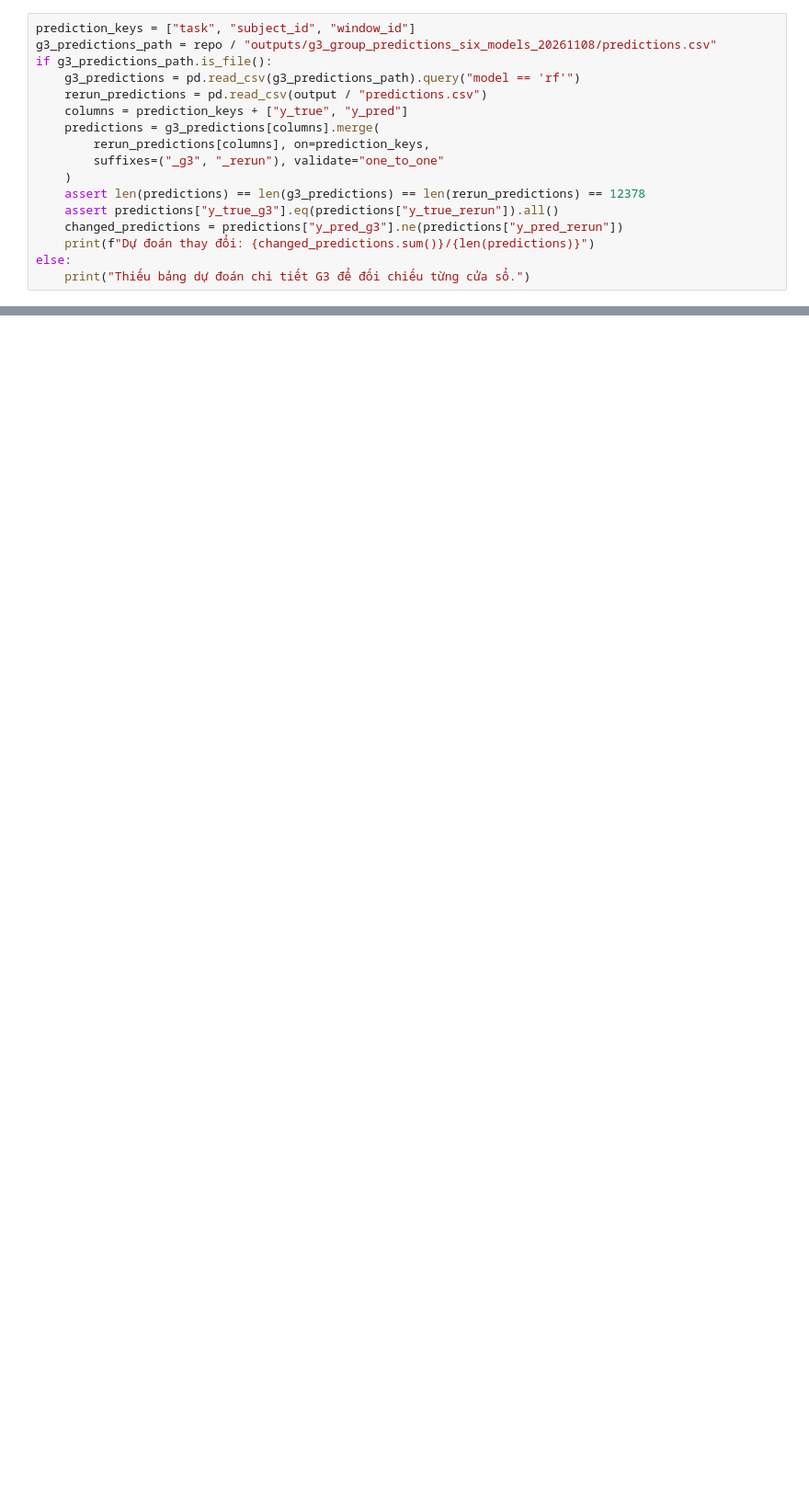
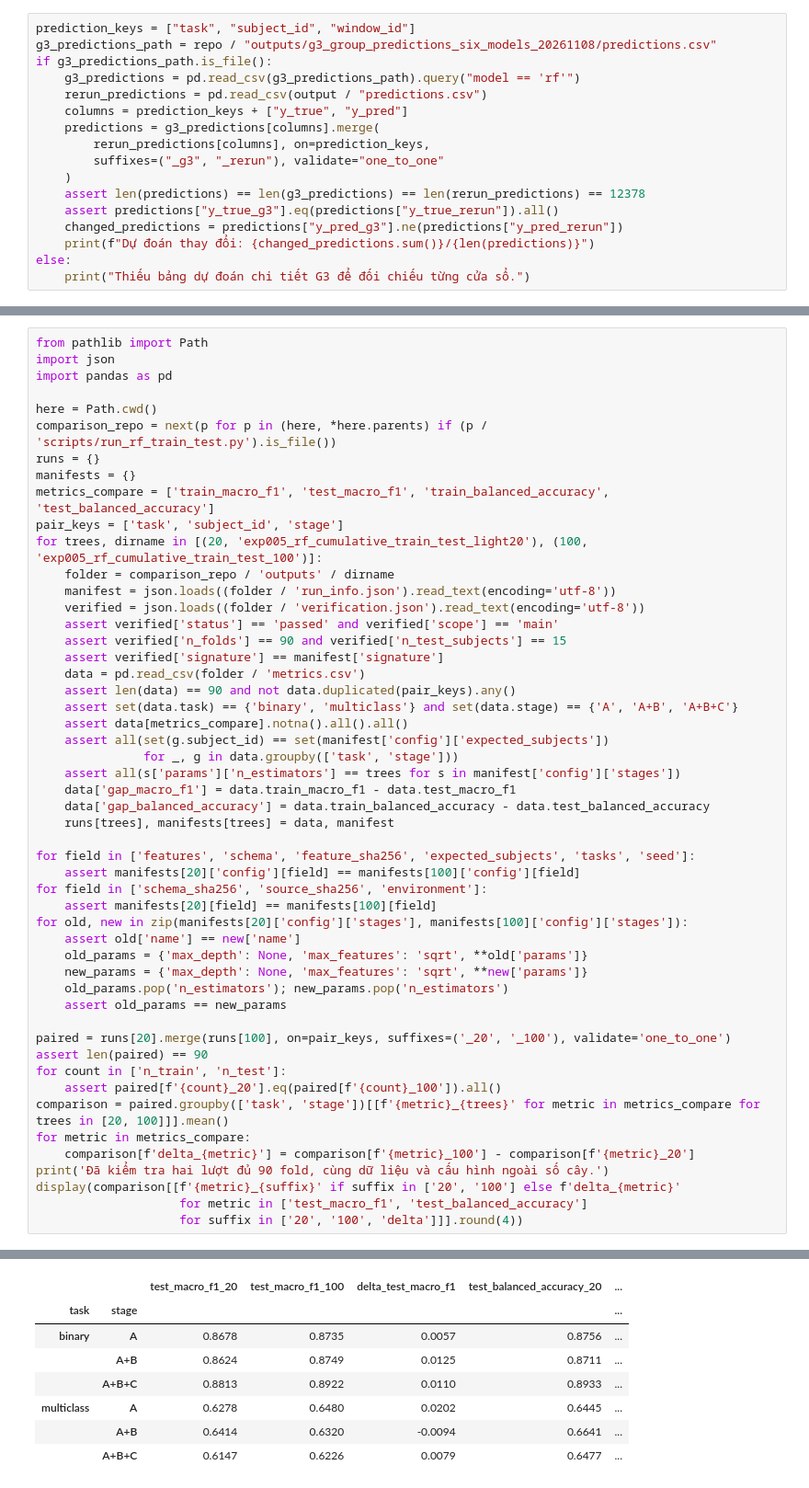
Before and after one commit to thaitran14072006/SGU26_Group09_Machine_Learning, a Jupyter notebook: wesad-stress-detection/notebooks/experiments/EXP-005-RF.ipynb, the cells around one changed output, grey strips where cells are left out. Shown at 92% size. Drawn from its saved outputs; the diff is of its cells as text; blank space fills up the shorter version.

```diff
--- a/wesad-stress-detection/notebooks/experiments/EXP-005-RF.ipynb
+++ b/wesad-stress-detection/notebooks/experiments/EXP-005-RF.ipynb
@@ -114,0 +130,52 @@ Xem [notebook thực nghiệm đầy đủ](../../experiments/01_baselines/EXP-0
+# %%
+from pathlib import Path
+import json
+import pandas as pd
+
+here = Path.cwd()
+comparison_repo = next(p for p in (here, *here.parents) if (p / 'scripts/run_rf_train_test.py').is_file())
+runs = {}
+manifests = {}
+metrics_compare = ['train_macro_f1', 'test_macro_f1', 'train_balanced_accuracy', 'test_balanced_accuracy']
+pair_keys = ['task', 'subject_id', 'stage']
+for trees, dirname in [(20, 'exp005_rf_cumulative_train_test_light20'), (100, 'exp005_rf_cumulative_train_test_100')]:
+    folder = comparison_repo / 'outputs' / dirname
+    manifest = json.loads((folder / 'run_info.json').read_text(encoding='utf-8'))
+    verified = json.loads((folder / 'verification.json').read_text(encoding='utf-8'))
+    assert verified['status'] == 'passed' and verified['scope'] == 'main'
+    assert verified['n_folds'] == 90 and verified['n_test_subjects'] == 15
+    assert verified['signature'] == manifest['signature']
+    data = pd.read_csv(folder / 'metrics.csv')
+    assert len(data) == 90 and not data.duplicated(pair_keys).any()
+    assert set(data.task) == {'binary', 'multiclass'} and set(data.stage) == {'A', 'A+B', 'A+B+C'}
+    assert data[metrics_compare].notna().all().all()
+    assert all(set(g.subject_id) == set(manifest['config']['expected_subjects'])
+               for _, g in data.groupby(['task', 'stage']))
+    assert all(s['params']['n_estimators'] == trees for s in manifest['config']['stages'])
+    data['gap_macro_f1'] = data.train_macro_f1 - data.test_macro_f1
+    data['gap_balanced_accuracy'] = data.train_balanced_accuracy - data.test_balanced_accuracy
+    runs[trees], manifests[trees] = data, manifest
+
+for field in ['features', 'schema', 'feature_sha256', 'expected_subjects', 'tasks', 'seed']:
+    assert manifests[20]['config'][field] == manifests[100]['config'][field]
+for field in ['schema_sha256', 'source_sha256', 'environment']:
+    assert manifests[20][field] == manifests[100][field]
+for old, new in zip(manifests[20]['config']['stages'], manifests[100]['config']['stages']):
+    assert old['name'] == new['name']
+    old_params = {'max_depth': None, 'max_features': 'sqrt', **old['params']}
+    new_params = {'max_depth': None, 'max_features': 'sqrt', **new['params']}
+    old_params.pop('n_estimators'); new_params.pop('n_estimators')
+    assert old_params == new_params
+
+paired = runs[20].merge(runs[100], on=pair_keys, suffixes=('_20', '_100'), validate='one_to_one')
+assert len(paired) == 90
+for count in ['n_train', 'n_test']:
+    assert paired[f'{count}_20'].eq(paired[f'{count}_100']).all()
+comparison = paired.groupby(['task', 'stage'])[[f'{metric}_{trees}' for metric in metrics_compare for trees in [20, 100]]].mean()
+for metric in metrics_compare:
+    comparison[f'delta_{metric}'] = comparison[f'{metric}_100'] - comparison[f'{metric}_20']
+print('Đã kiểm tra hai lượt đủ 90 fold, cùng dữ liệu và cấu hình ngoài số cây.')
+display(comparison[[f'{metric}_{suffix}' if suffix in ['20', '100'] else f'delta_{metric}'
+                    for metric in ['test_macro_f1', 'test_balanced_accuracy']
+                    for suffix in ['20', '100', 'delta']]].round(4))
+# %% [output]
@@ -114,0 +183,8 @@ Xem [notebook thực nghiệm đầy đủ](../../experiments/01_baselines/EXP-0
+|  |  | test_macro_f1_20 | test_macro_f1_100 | delta_test_macro_f1 | test_balanced_accuracy_20 | ... |
+| task | stage |  |  |  |  | ... |
+| binary | A | 0.8678 | 0.8735 | 0.0057 | 0.8756 | ... |
+|  | A+B | 0.8624 | 0.8749 | 0.0125 | 0.8711 | ... |
+|  | A+B+C | 0.8813 | 0.8922 | 0.0110 | 0.8933 | ... |
+| multiclass | A | 0.6278 | 0.6480 | 0.0202 | 0.6445 | ... |
+|  | A+B | 0.6414 | 0.6320 | -0.0094 | 0.6641 | ... |
+|  | A+B+C | 0.6147 | 0.6226 | 0.0079 | 0.6477 | ... |
```
Also changed, not shown: parts of 8 cells of this notebook, 5 other files.
